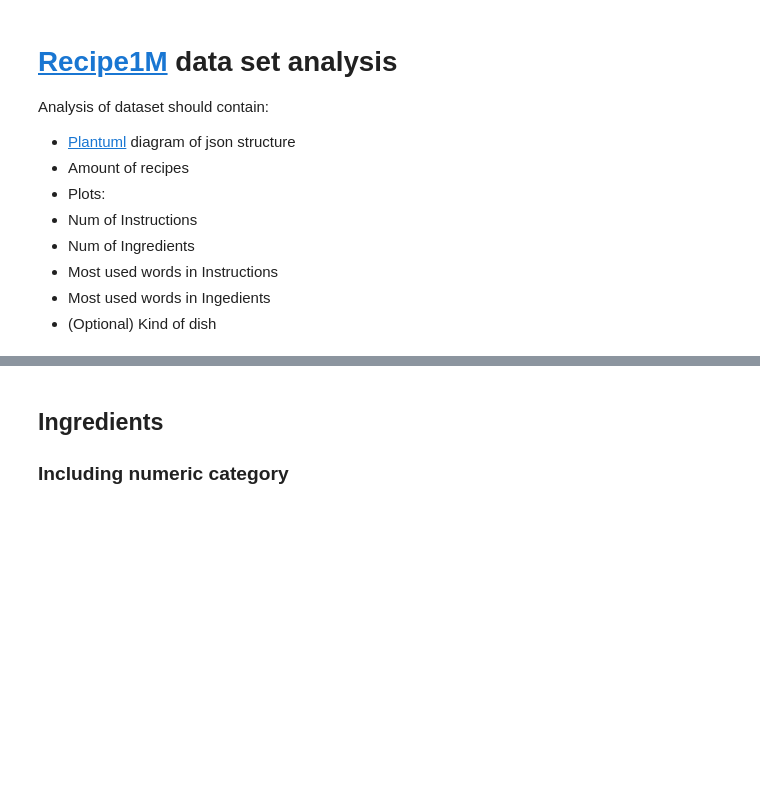
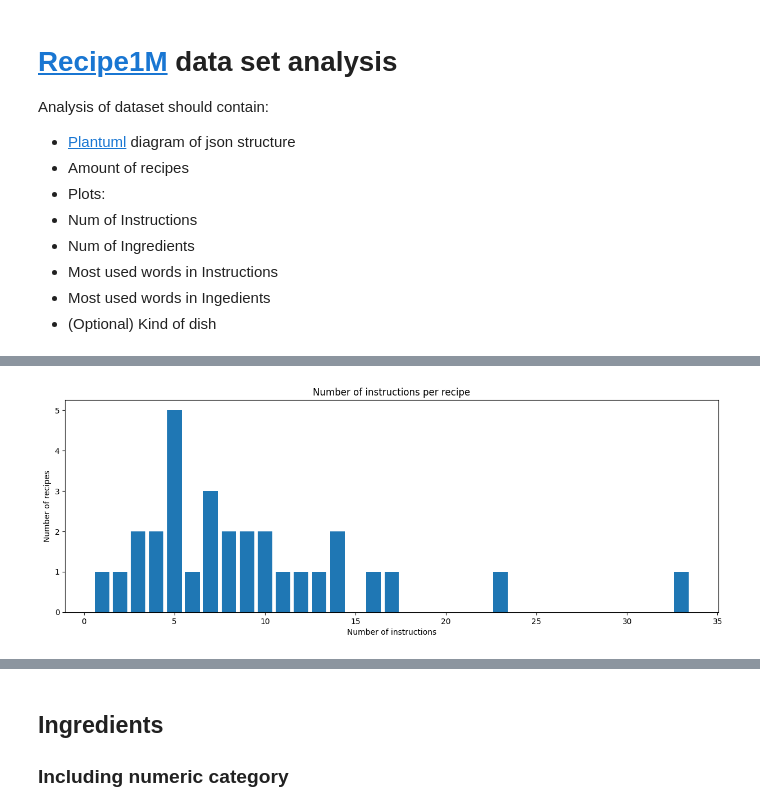
Before and after one commit to mscholl96/mad-recime, a Jupyter notebook: data/recipe1M/recipe1M.ipynb, the cells around one changed output, grey strips where cells are left out. Cells and saved outputs as stored; diff of their text form; code cells hidden in the pictures; blank space fills up the shorter version.

```diff
--- a/data/recipe1M/recipe1M.ipynb
+++ b/data/recipe1M/recipe1M.ipynb
@@ -76,0 +128,9 @@ Number of numeric expressions in instructions: 4187244
+# %%
+plt.figure(figsize=(15,5), dpi=100)
+plt.title("Number of instructions per recipe")
+plt.xlabel("Number of instructions")
+plt.ylabel("Number of recipes")
+plt.bar(instructions_per_recipe.keys(), instructions_per_recipe.values(), align='center')
+plt.show()
+# %% [output]
+[figure, added]
```
Also changed, not shown: parts of 13 cells of this notebook.
